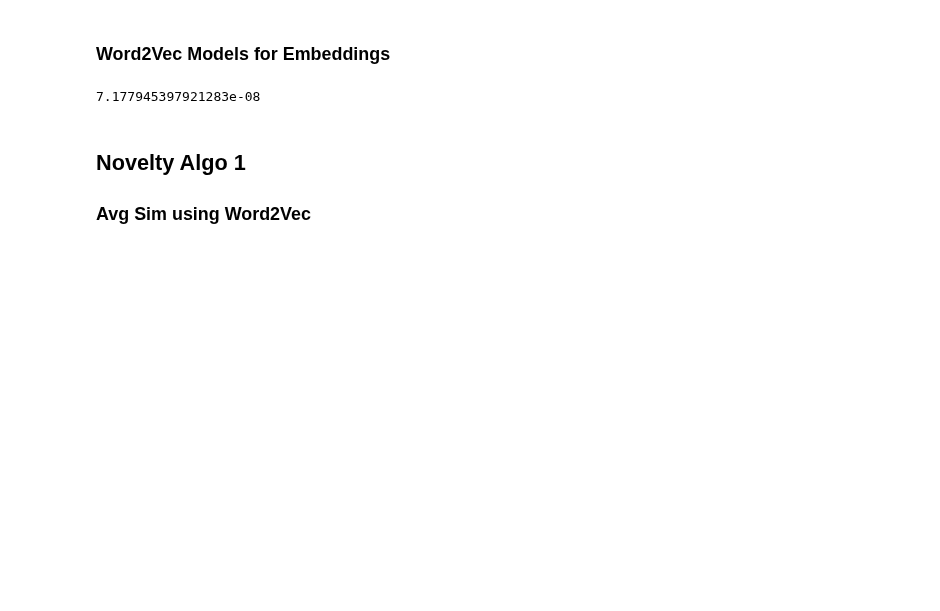
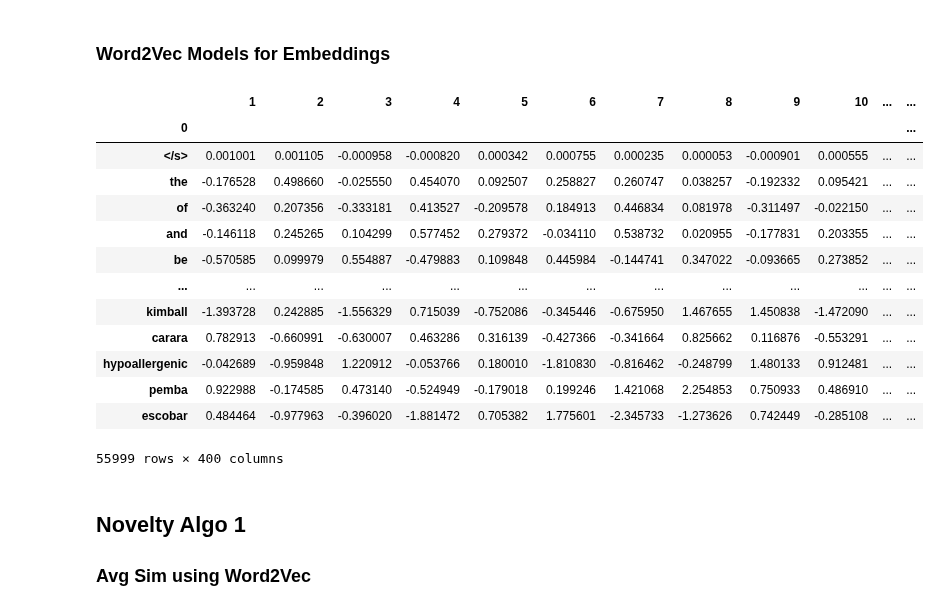
Before and after one commit to DijunQuant/AUT-Scoring, a Jupyter notebook: scripts/novelty_algo.ipynb, the cells around one changed output. Cells and saved outputs as stored; diff of their text form; code cells hidden in the pictures; blank space fills up the shorter version.

```diff
--- a/scripts/novelty_algo.ipynb
+++ b/scripts/novelty_algo.ipynb
@@ -157,10 +136,26 @@ for key in twitter25_dict:
 
 for key in twitter25_dict:
     twitter25_dict[key] = twitter25_dict[key]/total_words
-# %%
-twitter25_dict['wedge']
-# %% [output]
-7.177945397921283e-08
+# %%
+ukwac_sem_space = pd.read_csv('C:/Users/jhec8/Documents/Northwestern_SROP/ukwac.txt', delimiter = " ", header = None)
+ukwac_sem_space = ukwac_sem_space.set_index(0)
+# %%
+ukwac_sem_space
+# %% [output]
+|  | 1 | 2 | 3 | 4 | 5 | 6 | 7 | 8 | 9 | 10 | ... | ... |
+| 0 |  |  |  |  |  |  |  |  |  |  |  | ... |
+| </s> | 0.001001 | 0.001105 | -0.000958 | -0.000820 | 0.000342 | 0.000755 | 0.000235 | 0.000053 | -0.000901 | 0.000555 | ... | ... |
+| the | -0.176528 | 0.498660 | -0.025550 | 0.454070 | 0.092507 | 0.258827 | 0.260747 | 0.038257 | -0.192332 | 0.095421 | ... | ... |
+| of | -0.363240 | 0.207356 | -0.333181 | 0.413527 | -0.209578 | 0.184913 | 0.446834 | 0.081978 | -0.311497 | -0.022150 | ... | ... |
+| and | -0.146118 | 0.245265 | 0.104299 | 0.577452 | 0.279372 | -0.034110 | 0.538732 | 0.020955 | -0.177831 | 0.203355 | ... | ... |
+| be | -0.570585 | 0.099979 | 0.554887 | -0.479883 | 0.109848 | 0.445984 | -0.144741 | 0.347022 | -0.093665 | 0.273852 | ... | ... |
+| ... | ... | ... | ... | ... | ... | ... | ... | ... | ... | ... | ... | ... |
+| kimball | -1.393728 | 0.242885 | -1.556329 | 0.715039 | -0.752086 | -0.345446 | -0.675950 | 1.467655 | 1.450838 | -1.472090 | ... | ... |
+| carara | 0.782913 | -0.660991 | -0.630007 | 0.463286 | 0.316139 | -0.427366 | -0.341664 | 0.825662 | 0.116876 | -0.553291 | ... | ... |
+| hypoallergenic | -0.042689 | -0.959848 | 1.220912 | -0.053766 | 0.180010 | -1.810830 | -0.816462 | -0.248799 | 1.480133 | 0.912481 | ... | ... |
+| pemba | 0.922988 | -0.174585 | 0.473140 | -0.524949 | -0.179018 | 0.199246 | 1.421068 | 2.254853 | 0.750933 | 0.486910 | ... | ... |
+| escobar | 0.484464 | -0.977963 | -0.396020 | -1.881472 | 0.705382 | 1.775601 | -2.345733 | -1.273626 | 0.742449 | -0.285108 | ... | ... |
+55999 rows × 400 columns
 # %% [markdown]
 ## Novelty Algo 1
 ### Avg Sim using Word2Vec
```
Also changed, not shown: parts of 3 cells of this notebook, 2 other files.
